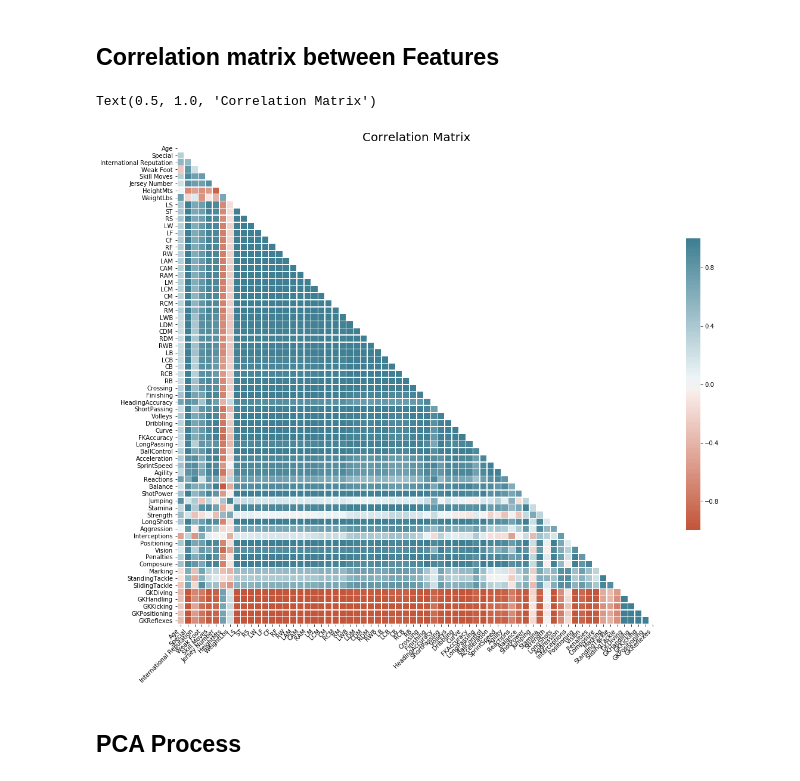
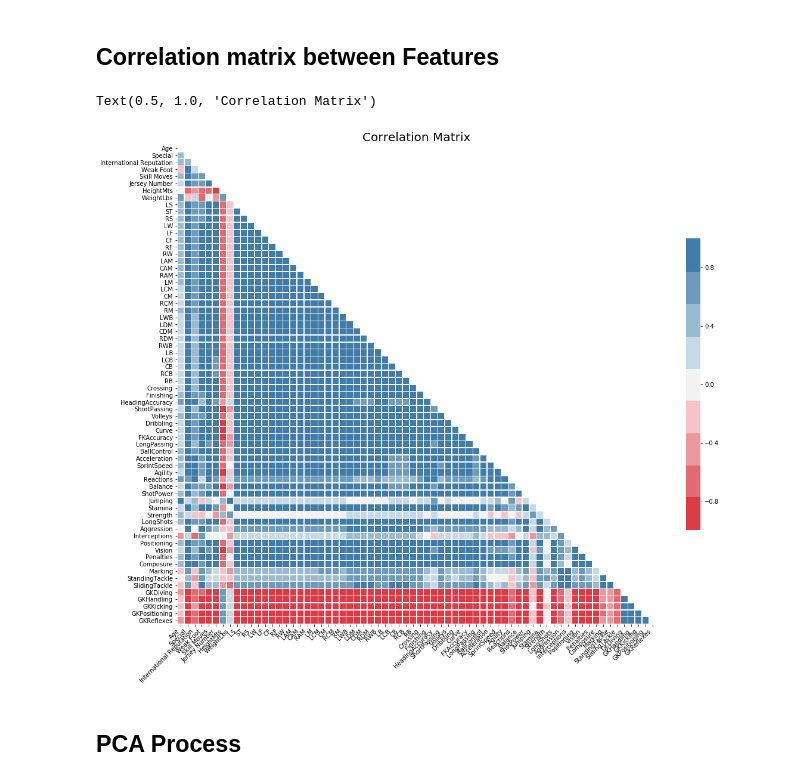
Before and after one commit to ansegura7/DataScience_FIFA19Data, a Jupyter notebook: code/PrincipalComponentAnalysis.ipynb, the cells around one changed output. Saved outputs shown, nothing was run; the diff lists cells and outputs as text; code cells hidden in the pictures.

```diff
--- a/code/PrincipalComponentAnalysis.ipynb
+++ b/code/PrincipalComponentAnalysis.ipynb
@@ -158,25 +158,25 @@ corr = dfSkills.corr()
 # %%
 # Generate a mask for the upper triangle
 mask = np.zeros_like(corr, dtype = np.bool)
 mask[np.triu_indices_from(mask)] = True
 
 # Set up the matplotlib figure
 fig, ax1 = plt.subplots(figsize = (18, 18))
 
 # Generate a custom diverging colormap
-cmap = sns.diverging_palette(20, 220, n = 200)
+cmap = sns.diverging_palette(10, 240, n = 9)
 
 # Draw the heatmap with the mask and correct aspect ratio
 sns.heatmap(corr, mask = mask, cmap = cmap, vmin = -1, vmax = 1, center = 0,
             square = True, linewidths = .5, cbar_kws = {"shrink": .5})
 
 ax1.set_xticklabels(ax1.get_xticklabels(), rotation = 45, horizontalalignment = 'right');
 
 # Add title
 ax1.set_title("Correlation Matrix", fontsize = 20)
 # %% [output]
 Text(0.5, 1.0, 'Correlation Matrix')
-[figure, old version]
+[figure, new version]
 # %% [markdown]
 ## PCA Process
 # %% [markdown]
```
Also changed, not shown: 3 other files.
